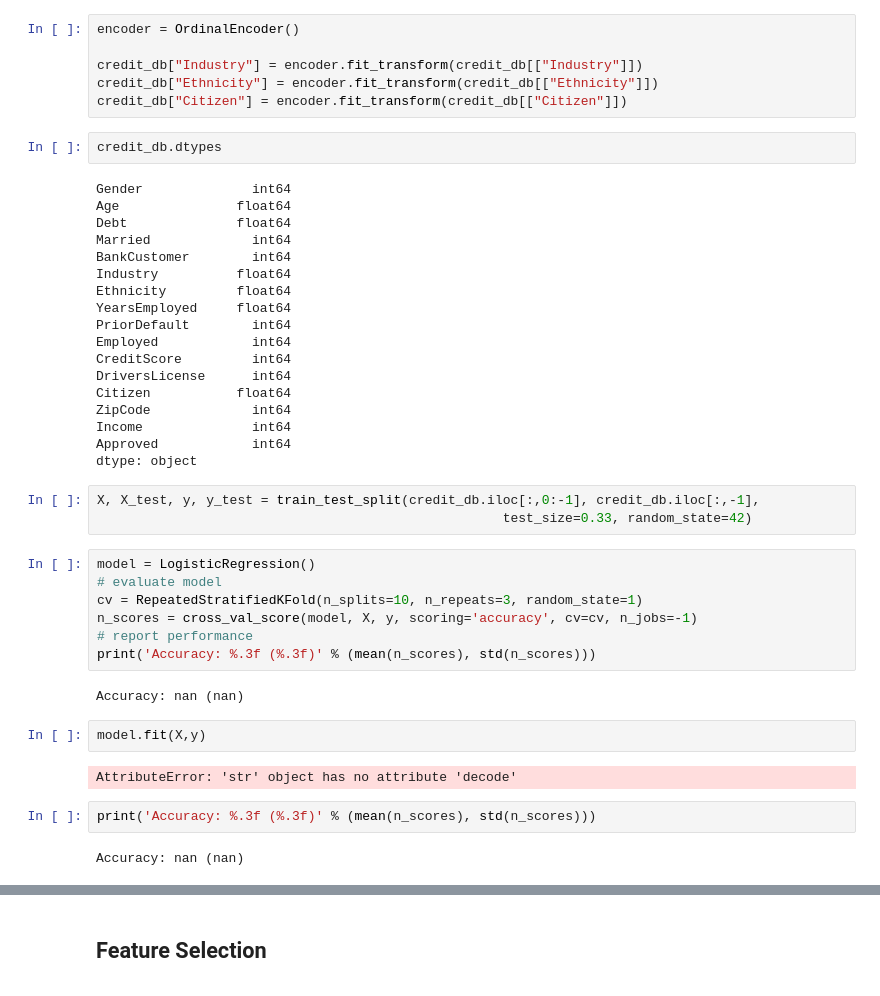
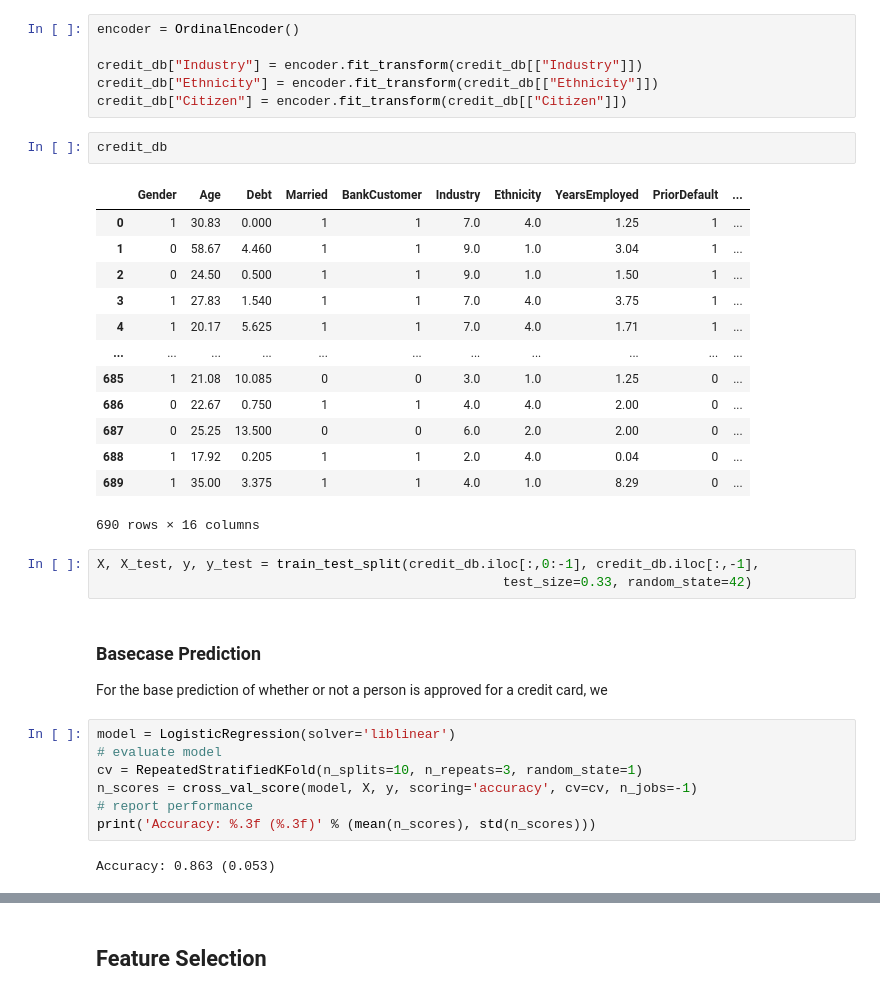
Before and after one commit to gibbian/Polar-Bear-Dog, a Jupyter notebook: main.ipynb, the cells around one changed output, grey strips where cells are left out. Cells and saved outputs as stored; diff of their text form.

```diff
--- a/main.ipynb
+++ b/main.ipynb
@@ -25,42 +32,33 @@ credit_db["Industry"] = encoder.fit_transform(credit_db[["Industry"]])
 credit_db["Ethnicity"] = encoder.fit_transform(credit_db[["Ethnicity"]])
 credit_db["Citizen"] = encoder.fit_transform(credit_db[["Citizen"]])
 # %%
-credit_db.dtypes
+credit_db
 # %% [output]
+|  | Gender | Age | Debt | Married | BankCustomer | Industry | Ethnicity | YearsEmployed | PriorDefault | ... |
+| 0 | 1 | 30.83 | 0.000 | 1 | 1 | 7.0 | 4.0 | 1.25 | 1 | ... |
+| 1 | 0 | 58.67 | 4.460 | 1 | 1 | 9.0 | 1.0 | 3.04 | 1 | ... |
+| 2 | 0 | 24.50 | 0.500 | 1 | 1 | 9.0 | 1.0 | 1.50 | 1 | ... |
+| 3 | 1 | 27.83 | 1.540 | 1 | 1 | 7.0 | 4.0 | 3.75 | 1 | ... |
+| 4 | 1 | 20.17 | 5.625 | 1 | 1 | 7.0 | 4.0 | 1.71 | 1 | ... |
+| ... | ... | ... | ... | ... | ... | ... | ... | ... | ... | ... |
+| 685 | 1 | 21.08 | 10.085 | 0 | 0 | 3.0 | 1.0 | 1.25 | 0 | ... |
+| 686 | 0 | 22.67 | 0.750 | 1 | 1 | 4.0 | 4.0 | 2.00 | 0 | ... |
+| 687 | 0 | 25.25 | 13.500 | 0 | 0 | 6.0 | 2.0 | 2.00 | 0 | ... |
+| 688 | 1 | 17.92 | 0.205 | 1 | 1 | 2.0 | 4.0 | 0.04 | 0 | ... |
+| 689 | 1 | 35.00 | 3.375 | 1 | 1 | 4.0 | 1.0 | 8.29 | 0 | ... |
-Gender              int64
-Age               float64
-Debt              float64
-Married             int64
-BankCustomer        int64
-Industry          float64
-Ethnicity         float64
-YearsEmployed     float64
-PriorDefault        int64
-Employed            int64
-CreditScore         int64
-DriversLicense      int64
-Citizen           float64
-ZipCode             int64
-Income              int64
-Approved            int64
-dtype: object
+690 rows × 16 columns
 # %%
 X, X_test, y, y_test = train_test_split(credit_db.iloc[:,0:-1], credit_db.iloc[:,-1],
                                                     test_size=0.33, random_state=42)
+# %% [markdown]
+### Basecase Prediction
+For the base prediction of whether or not a person is approved for a credit card, we
 # %%
-model = LogisticRegression()
+model = LogisticRegression(solver='liblinear')
 # evaluate model
 cv = RepeatedStratifiedKFold(n_splits=10, n_repeats=3, random_state=1)
 n_scores = cross_val_score(model, X, y, scoring='accuracy', cv=cv, n_jobs=-1)
 # report performance
 print('Accuracy: %.3f (%.3f)' % (mean(n_scores), std(n_scores)))
 # %% [output]
-Accuracy: nan (nan)
+Accuracy: 0.863 (0.053)
-# %%
-model.fit(X,y)
-# %% [output]
-AttributeError: 'str' object has no attribute 'decode'
-# %%
-print('Accuracy: %.3f (%.3f)' % (mean(n_scores), std(n_scores)))
-# %% [output]
-Accuracy: nan (nan)
```
Also changed, not shown: parts of 9 cells of this notebook.
